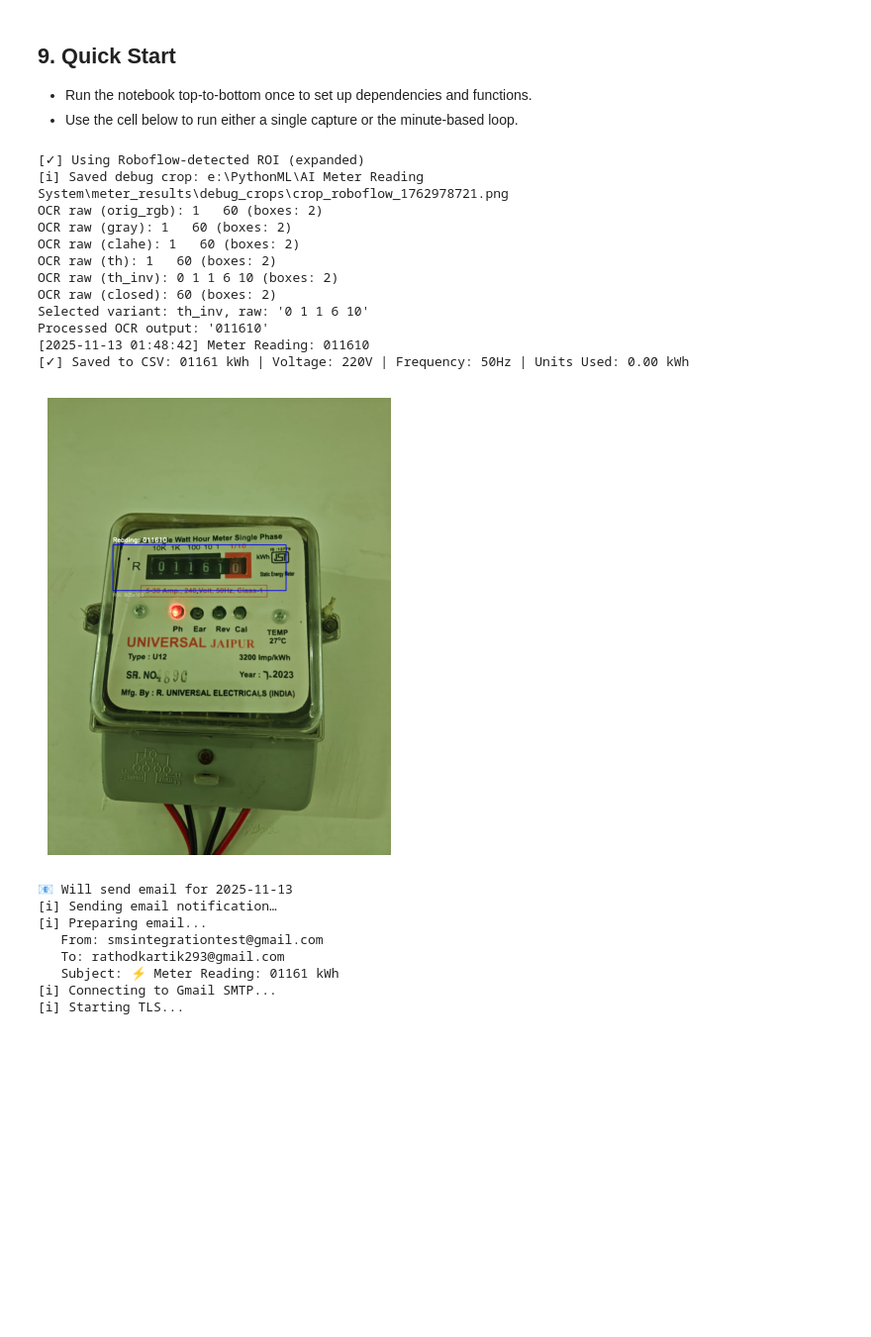
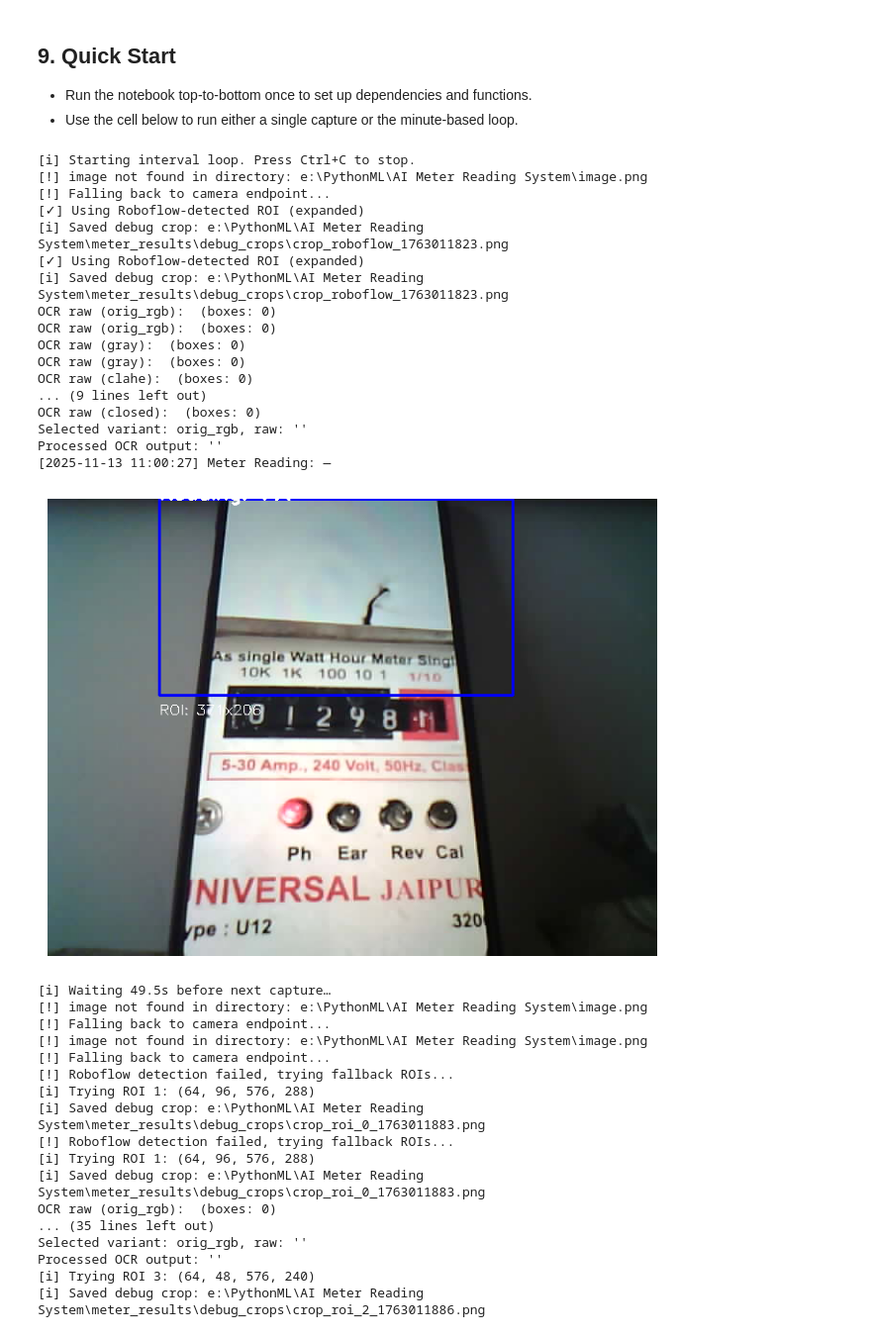
Before and after one commit to athPATIL247/AI-Meter-Reading-System, a Jupyter notebook: model.ipynb, the cells around one changed output. Shown at 99% size. Drawn from its saved outputs; the diff is of its cells as text; code cells hidden in the pictures; blank space fills up the shorter version.

```diff
--- a/model.ipynb
+++ b/model.ipynb
@@ -45,7 +43,7 @@ os.makedirs(RESULTS_DIR, exist_ok=True)
 os.makedirs(DEBUG_DIR, exist_ok=True)
 
 # Camera endpoints
-CAM_IP = "http://10.226.81.183"
+CAM_IP = "http://10.121.112.183"
 STREAM_URL = f"{CAM_IP}/stream"
 JPG_URL = f"{CAM_IP}/jpg"
 ROOT_URL = CAM_IP
@@ -135,9 +133,17 @@ def record_sms_sent():
 
 
 def format_reading(raw_reading: str) -> str:
+    """Format raw OCR reading into 5-digit meter reading.
+
+    If OCR returns 6 digits, treat the last digit as a decimal and drop it.
+    For example: 014897 becomes 01489 kWh
+    """
     if not raw_reading:
         return "00000"
     digits_only = re.sub(r"[^0-9]", "", raw_reading)
+    # If we have 6 digits, drop the last one (it's the decimal)
+    if len(digits_only) >= 6:
+        digits_only = digits_only[:5]
     return digits_only[:5].zfill(5)
 
 
@@ -688,15 +630,7 @@ def capture_once(use_local=True, local_filename="image.png", display_result=True
 # %% [markdown]
 ## 8. Interval Loop (1-minute cadence)
 # %%
-def run_interval_loop(capture_count=None, use_local=True, local_filename="image.png", display_result=False):
-    """Run the capture pipeline every CAPTURE_INTERVAL_SECONDS.
-
-    Args:
-        capture_count: Optional number of iterations. None for infinite loop.
-        use_local: If True, try loading `local_filename` before hitting the camera.
-        local_filename: Local image file to use when `use_local` is True.
-        display_result: Show annotated frame in the notebook (matplotlib).
-    """
+def run_interval_loop(capture_count=None, use_local=False, local_filename="image.png", display_result=False):
     completed = 0
     print("[i] Starting interval loop. Press Ctrl+C to stop.")
     try:
@@ -722,41 +656,55 @@ def run_interval_loop(capture_count=None, use_local=True, local_filename="image.
 # %%
 # Example usages (uncomment the option you want to run)
 
 # 1) Single capture using a local test image
-reading, roi, annotated = capture_once(use_local=True, local_filename="testing_dataset/meter1.png", display_result=True)
+# reading, roi, annotated = capture_once(use_local=True, local_filename="testing_dataset/meter1.png", display_result=True)
 
 # 2) Process all test images (meter1.png to meter7.png)
 # for i in range(1, 8):
 #     reading, roi, annotated = capture_once(use_local=True, local_filename=f"testing_dataset/meter{i}.png", display_result=True)
 #     print(f"\n--- Processed meter{i}.png ---\n")
 
 # 3) Continuous captures every minute (press Ctrl+C to stop)
 # run_interval_loop(capture_count=None, use_local=False, display_result=False)
 
 # 4) Limited number of captures (e.g., 3 iterations) every minute
-# run_interval_loop(capture_count=3, use_local=True, local_filename="image.png", display_result=True)
+run_interval_loop(capture_count=3, use_local=True, local_filename="image.png", display_result=True)
 
 # 5) Read testing_dataset/meter1.png every 1 minute and write to readings.csv
 # run_interval_loop(capture_count=None, use_local=True, local_filename="testing_dataset/meter1.png", display_result=False)
 # %% [output]
+[i] Starting interval loop. Press Ctrl+C to stop.
+[!] image not found in directory: e:\PythonML\AI Meter Reading System\image.png
+[!] Falling back to camera endpoint...
 [✓] Using Roboflow-detected ROI (expanded)
-[i] Saved debug crop: e:\PythonML\AI Meter Reading System\meter_results\debug_crops\crop_roboflow_1762978721.png
-OCR raw (orig_rgb): 1   60 (boxes: 2)
-OCR raw (gray): 1   60 (boxes: 2)
-OCR raw (clahe): 1   60 (boxes: 2)
-OCR raw (th): 1   60 (boxes: 2)
-OCR raw (th_inv): 0 1 1 6 10 (boxes: 2)
-OCR raw (closed): 60 (boxes: 2)
-Selected variant: th_inv, raw: '0 1 1 6 10'
-Processed OCR output: '011610'
-[2025-11-13 01:48:42] Meter Reading: 011610
-[✓] Saved to CSV: 01161 kWh | Voltage: 220V | Frequency: 50Hz | Units Used: 0.00 kWh
+[i] Saved debug crop: e:\PythonML\AI Meter Reading System\meter_results\debug_crops\crop_roboflow_1763011823.png
+[✓] Using Roboflow-detected ROI (expanded)
+[i] Saved debug crop: e:\PythonML\AI Meter Reading System\meter_results\debug_crops\crop_roboflow_1763011823.png
+OCR raw (orig_rgb):  (boxes: 0)
+OCR raw (orig_rgb):  (boxes: 0)
+OCR raw (gray):  (boxes: 0)
+OCR raw (gray):  (boxes: 0)
+OCR raw (clahe):  (boxes: 0)
+... (9 lines left out)
+OCR raw (closed):  (boxes: 0)
+Selected variant: orig_rgb, raw: ''
+Processed OCR output: ''
+[2025-11-13 11:00:27] Meter Reading: —
-[figure, old version]
+[figure, new version]
-📧 Will send email for 2025-11-13
-[i] Sending email notification…
-[i] Preparing email...
-   From: smsintegrationtest@gmail.com
-   To: rathodkartik293@gmail.com
-   Subject: ⚡ Meter Reading: 01161 kWh
-[i] Connecting to Gmail SMTP...
-[i] Starting TLS...
+[i] Waiting 49.5s before next capture…
+[!] image not found in directory: e:\PythonML\AI Meter Reading System\image.png
+[!] Falling back to camera endpoint...
+[!] image not found in directory: e:\PythonML\AI Meter Reading System\image.png
+[!] Falling back to camera endpoint...
+[!] Roboflow detection failed, trying fallback ROIs...
+[i] Trying ROI 1: (64, 96, 576, 288)
+[i] Saved debug crop: e:\PythonML\AI Meter Reading System\meter_results\debug_crops\crop_roi_0_1763011883.png
+[!] Roboflow detection failed, trying fallback ROIs...
+[i] Trying ROI 1: (64, 96, 576, 288)
+[i] Saved debug crop: e:\PythonML\AI Meter Reading System\meter_results\debug_crops\crop_roi_0_1763011883.png
+OCR raw (orig_rgb):  (boxes: 0)
+... (35 lines left out)
+Selected variant: orig_rgb, raw: ''
+Processed OCR output: ''
+[i] Trying ROI 3: (64, 48, 576, 240)
+[i] Saved debug crop: e:\PythonML\AI Meter Reading System\meter_results\debug_crops\crop_roi_2_1763011886.png
```
Also changed, not shown: parts of 3 cells of this notebook, 8 other files.
